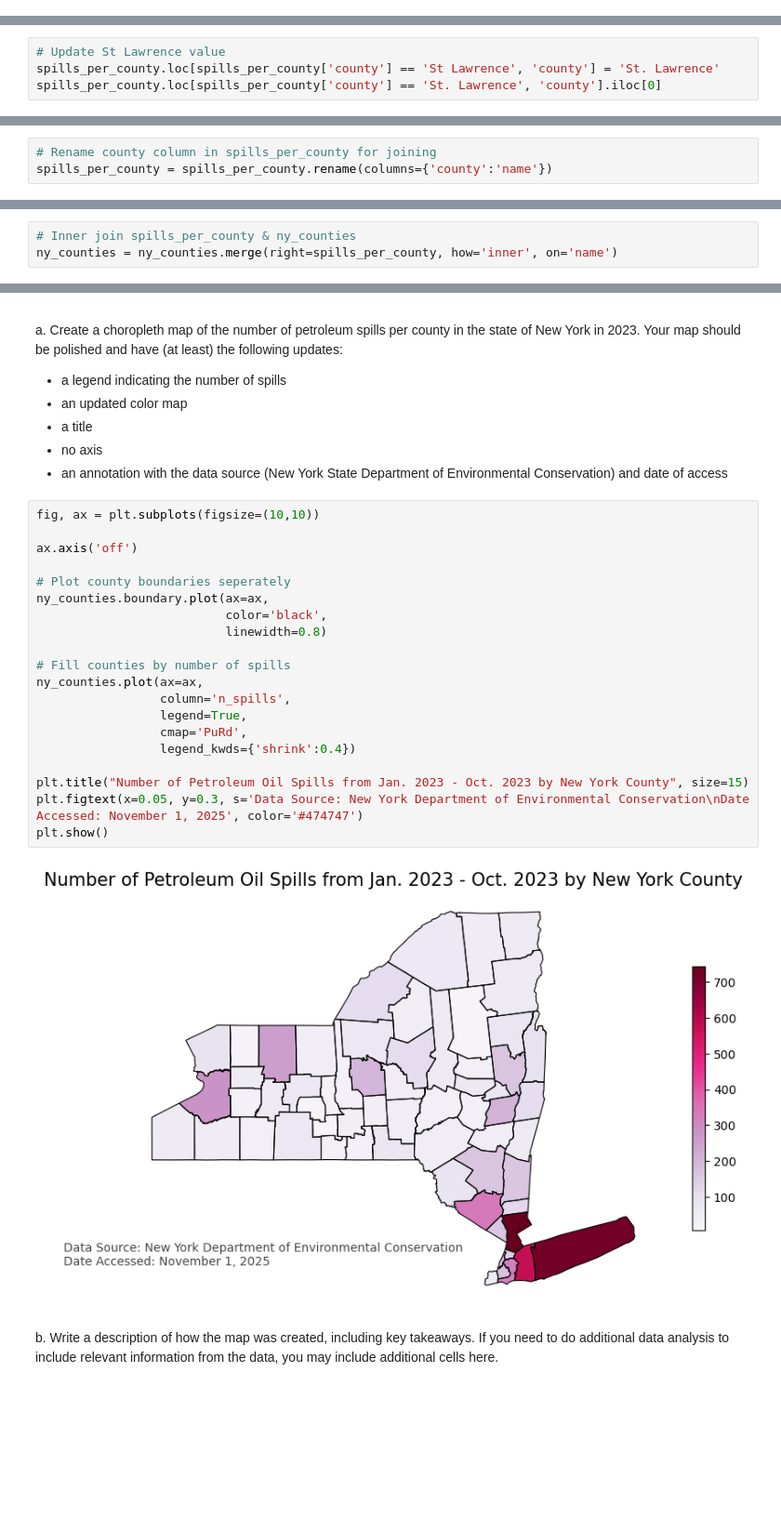
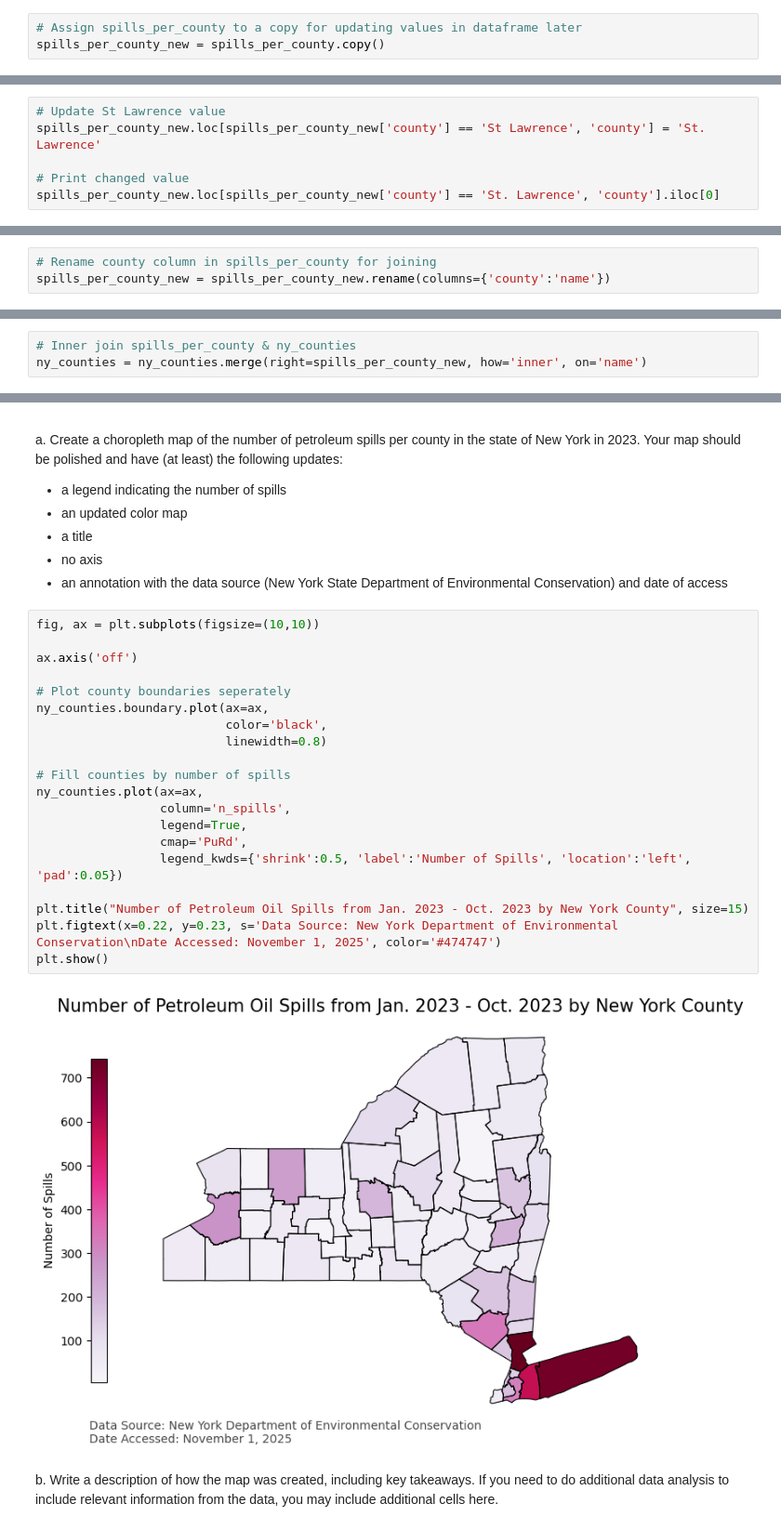
Before and after one commit to zachyyy700/eds220-hwk3, a Jupyter notebook: hwk3-task2-spills-LOO.ipynb, the cells around one changed output, grey strips where cells are left out. Shown: that part at 93% size. Saved outputs shown, nothing was run; the diff lists cells and outputs as text; blank space fills up the shorter version.

```diff
--- a/hwk3-task2-spills-LOO.ipynb
+++ b/hwk3-task2-spills-LOO.ipynb
@@ -282,3 +318,6 @@ q5d results:
+# %%
+# Assign spills_per_county to a copy for updating values in dataframe later
+spills_per_county_new = spills_per_county.copy()
 # %% [markdown]
 <!-- BEGIN QUESTION -->
 
@@ -475,8 +514,10 @@ Spills in TIR: 1
 In the next cell, update 'St Lawrence' to 'St. Lawrence' in `spills_per_county` data frame and Verify the update was successful.
 # %%
 # Update St Lawrence value
-spills_per_county.loc[spills_per_county['county'] == 'St Lawrence', 'county'] = 'St. Lawrence'
-spills_per_county.loc[spills_per_county['county'] == 'St. Lawrence', 'county'].iloc[0]
+spills_per_county_new.loc[spills_per_county_new['county'] == 'St Lawrence', 'county'] = 'St. Lawrence'
+
+# Print changed value
+spills_per_county_new.loc[spills_per_county_new['county'] == 'St. Lawrence', 'county'].iloc[0]
 # %% [output]
 'St. Lawrence'
 # %% [markdown]
@@ -487,12 +528,12 @@ In the following cells:
 a. Use this cell to make any other updates needed for making an inner join of the `spills_per_county` and `ny_counties`.
 # %%
 # Rename county column in spills_per_county for joining
-spills_per_county = spills_per_county.rename(columns={'county':'name'})
+spills_per_county_new = spills_per_county_new.rename(columns={'county':'name'})
 # %% [markdown]
 b. Over-write `ny_counties` as the  inner join of the `spills_per_county` and `ny_counties` dataframes.
 # %%
 # Inner join spills_per_county & ny_counties
-ny_counties = ny_counties.merge(right=spills_per_county, how='inner', on='name')
+ny_counties = ny_counties.merge(right=spills_per_county_new, how='inner', on='name')
 # %% [markdown]
 
 From our previous exploration we know that Tuscarora Indian Reservation will not be in the join. Tuscarora Indian Reservation is located within Niagara county.
@@ -525,25 +566,25 @@ Your map should be polished and have (at least) the following updates:
 # %%
 fig, ax = plt.subplots(figsize=(10,10))
 
 ax.axis('off')
 
 # Plot county boundaries seperately
 ny_counties.boundary.plot(ax=ax,
                           color='black',
                           linewidth=0.8)
 
 # Fill counties by number of spills
 ny_counties.plot(ax=ax,
                  column='n_spills',
                  legend=True,
                  cmap='PuRd',
-                 legend_kwds={'shrink':0.4})
+                 legend_kwds={'shrink':0.5, 'label':'Number of Spills', 'location':'left', 'pad':0.05})
 
 plt.title("Number of Petroleum Oil Spills from Jan. 2023 - Oct. 2023 by New York County", size=15)
-plt.figtext(x=0.05, y=0.3, s='Data Source: New York Department of Environmental Conservation\nDate Accessed: November 1, 2025', color='#474747')
+plt.figtext(x=0.22, y=0.23, s='Data Source: New York Department of Environmental Conservation\nDate Accessed: November 1, 2025', color='#474747')
 plt.show()
 # %% [output]
-[figure, old version]
+[figure, new version]
 # %% [markdown]
 b. Write a description of how the map was created, including key takeaways. If you need to do additional data analysis to include relevant information from the data, you may include additional cells here.
 # %% [markdown]
```
Also changed, not shown: parts of 11 cells of this notebook, 1 other file.
